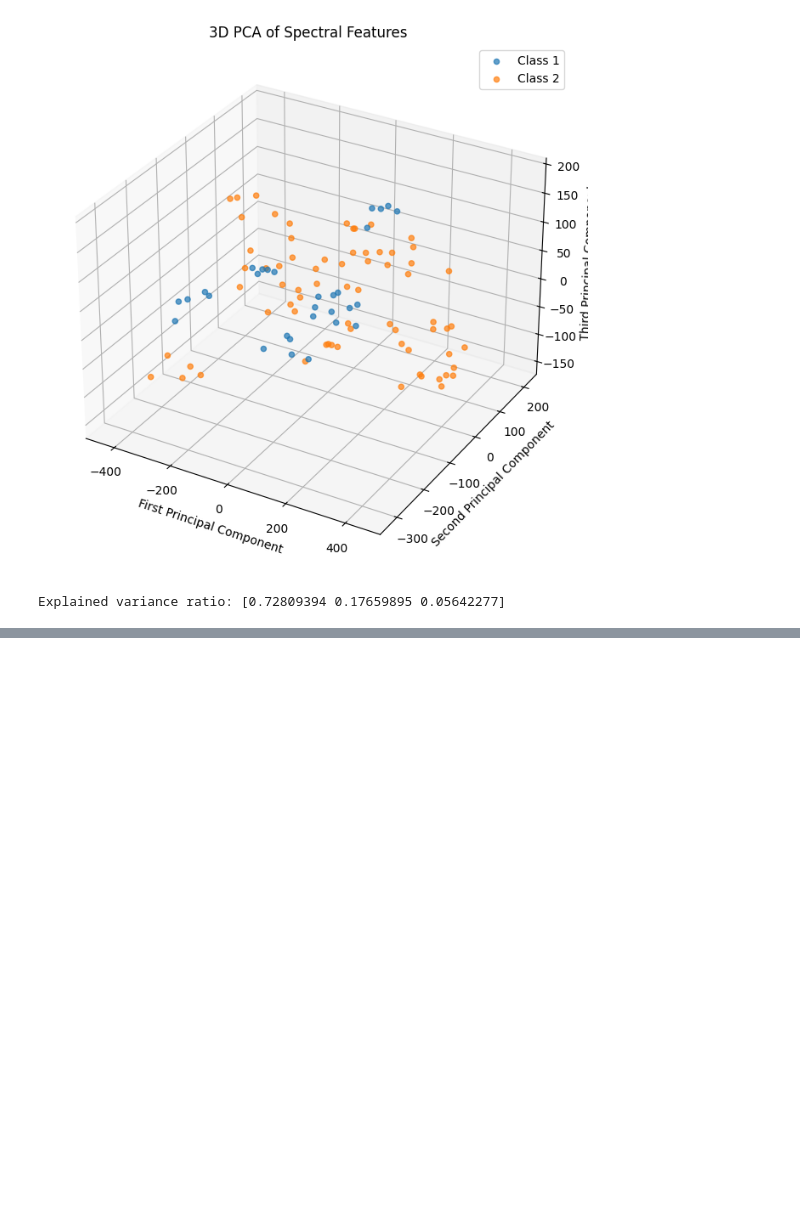
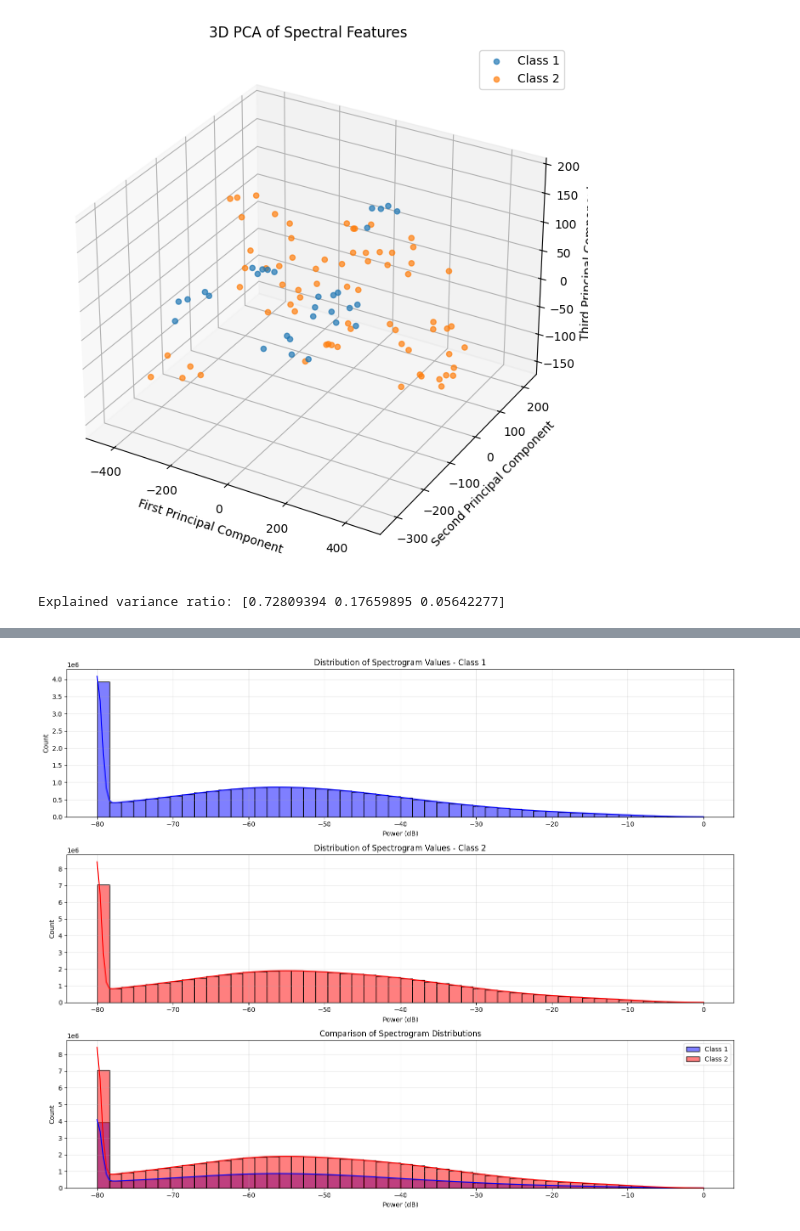
Before and after one commit to mvishiu11/iml-voice-recognition, a Jupyter notebook: notebooks/eda.ipynb, the cells around one changed output, grey strips where cells are left out. Drawn from its saved outputs; the diff is of its cells as text; code cells hidden in the pictures; blank space fills up the shorter version.

Commit message:
feat: 5s fragments

```diff
--- a/notebooks/eda.ipynb
+++ b/notebooks/eda.ipynb
@@ -421,0 +424,87 @@ Explained variance ratio: [0.72809394 0.17659895 0.05642277]
+# %%
+import numpy as np
+import librosa
+import matplotlib.pyplot as plt
+import seaborn as sns
+
+# Parameters
+FRAGMENT_DURATION = 5  # seconds
+SR = 22050  # sample rate
+
+# Function to split audio into fragments (same as before)
+def split_into_fragments(audio_data, sr, duration):
+    samples_per_fragment = int(sr * duration)
+    trimmed_audio, _ = librosa.effects.trim(audio_data, top_db=20)
+    fragments = []
+    for i in range(0, len(trimmed_audio), samples_per_fragment):
+        fragment = trimmed_audio[i:i + samples_per_fragment]
+        if len(fragment) == samples_per_fragment:
+            fragments.append(fragment)
+    return fragments
+
+# Process recordings and calculate spectrograms
+class_1_specs = []
+class_2_specs = []
+
+# Process both classes (same as before)
+for recording in class_1_recordings:
+    fragments = split_into_fragments(recording["audio_data"], recording["sample_rate"], FRAGMENT_DURATION)
+    for fragment in fragments:
+        mel_spec = librosa.feature.melspectrogram(y=fragment, sr=SR)
+        db_spec = librosa.power_to_db(mel_spec, ref=np.max)
+        class_1_specs.append(db_spec)
+
+for recording in class_2_recordings:
+    fragments = split_into_fragments(recording["audio_data"], recording["sample_rate"], FRAGMENT_DURATION)
+    for fragment in fragments:
+        mel_spec = librosa.feature.melspectrogram(y=fragment, sr=SR)
+        db_spec = librosa.power_to_db(mel_spec, ref=np.max)
+        class_2_specs.append(db_spec)
+
+# Convert to numpy arrays
+class_1_specs = np.array(class_1_specs)
+class_2_specs = np.array(class_2_specs)
+
+# Create figure with three subplots
+plt.figure(figsize=(15, 12))
+
+# Class 1 Histogram
+plt.subplot(3, 1, 1)
+sns.histplot(class_1_specs.flatten(), bins=50, kde=True, color='blue')
+plt.title('Distribution of Spectrogram Values - Class 1')
+plt.xlabel('Power (dB)')
+plt.ylabel('Count')
+plt.grid(True, alpha=0.3)
+
+# Class 2 Histogram
+plt.subplot(3, 1, 2)
+sns.histplot(class_2_specs.flatten(), bins=50, kde=True, color='red')
+plt.title('Distribution of Spectrogram Values - Class 2')
+plt.xlabel('Power (dB)')
+plt.ylabel('Count')
+plt.grid(True, alpha=0.3)
+
+# Comparison Histogram
+plt.subplot(3, 1, 3)
+sns.histplot(class_1_specs.flatten(), bins=50, kde=True, color='blue', alpha=0.5, label='Class 1')
+sns.histplot(class_2_specs.flatten(), bins=50, kde=True, color='red', alpha=0.5, label='Class 2')
+plt.title('Comparison of Spectrogram Distributions')
+plt.xlabel('Power (dB)')
+plt.ylabel('Count')
+plt.legend()
+plt.grid(True, alpha=0.3)
+
+plt.tight_layout()
+plt.show()
+
+# Print some statistics
+print("Class 1 Statistics:")
+print(f"Mean: {np.mean(class_1_specs):.2f} dB")
+print(f"Std Dev: {np.std(class_1_specs):.2f} dB")
+print(f"Number of fragments: {len(class_1_specs)}")
+print("\nClass 2 Statistics:")
+print(f"Mean: {np.mean(class_2_specs):.2f} dB")
+print(f"Std Dev: {np.std(class_2_specs):.2f} dB")
+print(f"Number of fragments: {len(class_2_specs)}")
+# %% [output]
+[figure, added]
```
Also changed, not shown: parts of 2 cells of this notebook.
